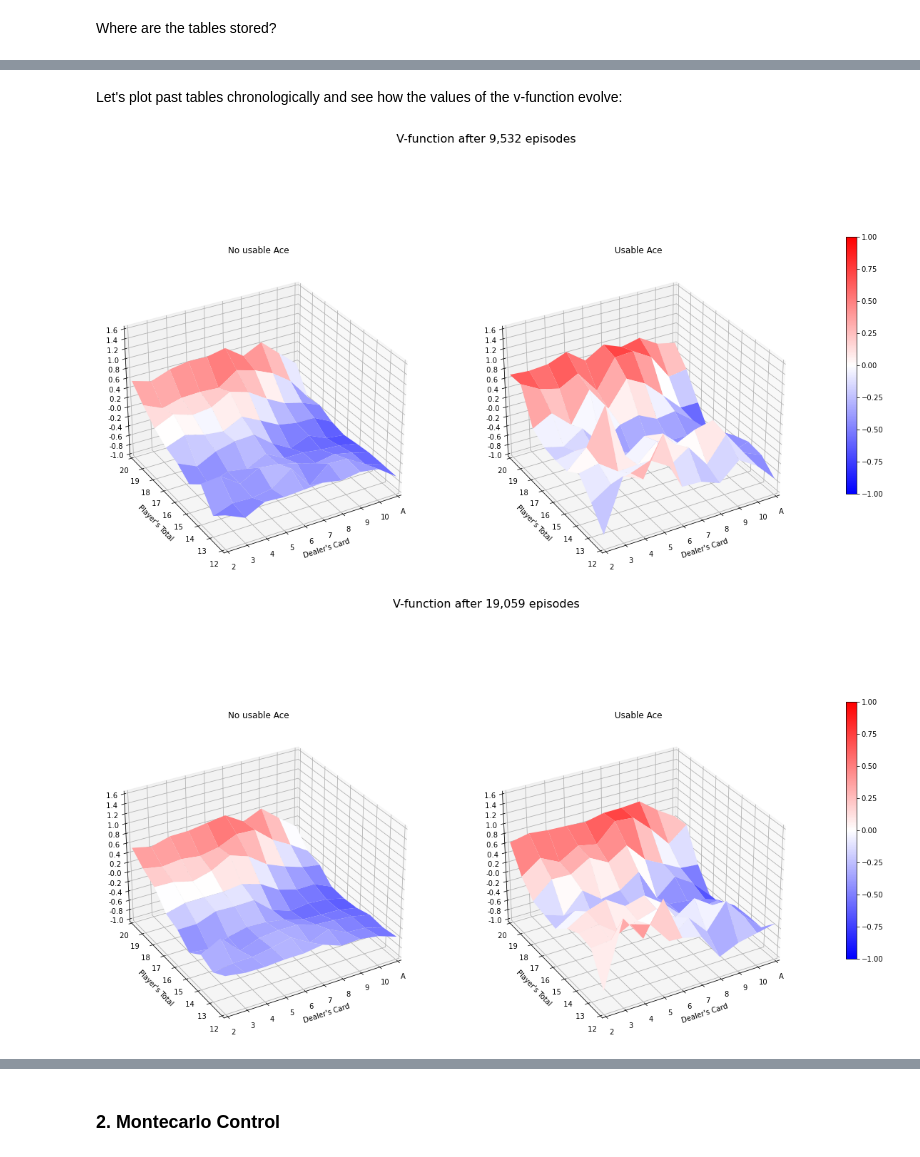
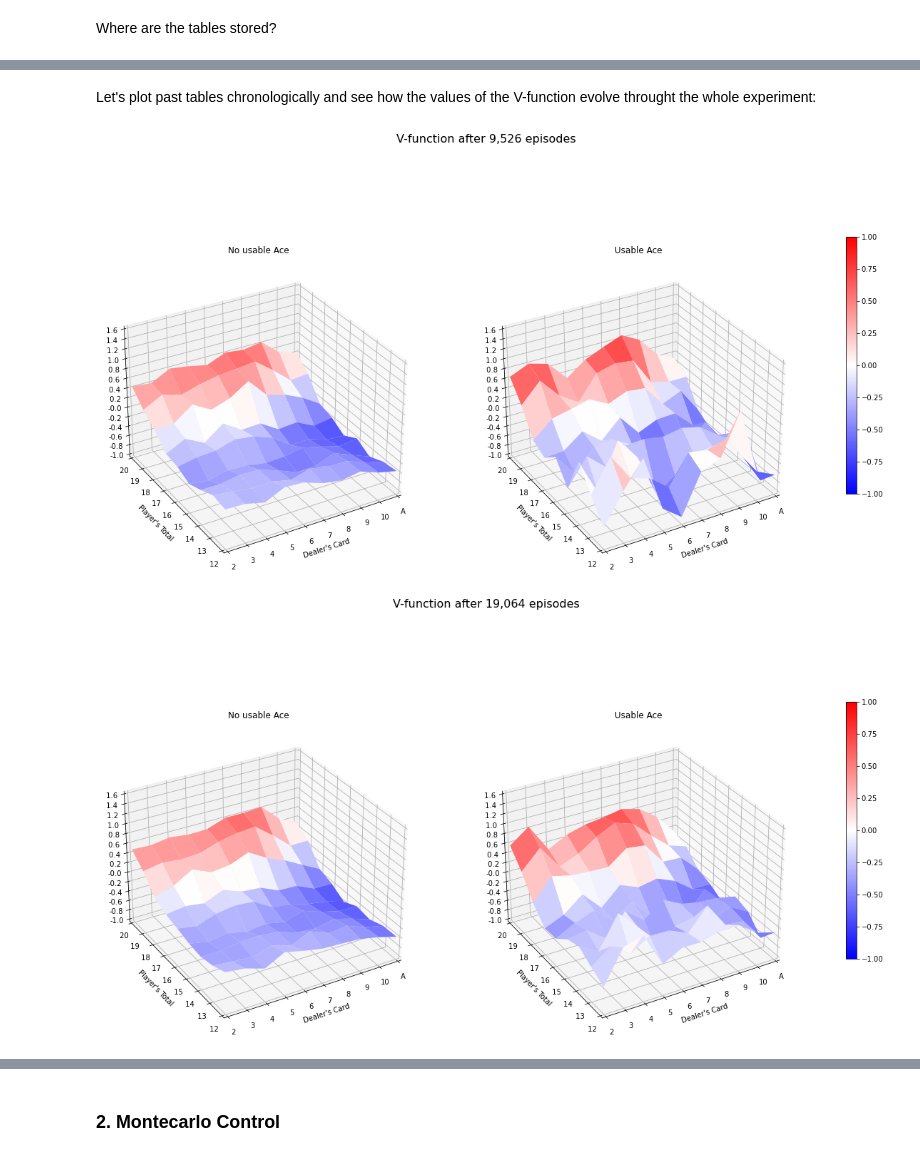
Before and after one commit to Xavi-Linux/Fatjack, a Jupyter notebook: Montecarlo.ipynb, the cells around one changed output, grey strips where cells are left out. Drawn from its saved outputs; the diff is of its cells as text; code cells hidden in the pictures.

```diff
--- a/Montecarlo.ipynb
+++ b/Montecarlo.ipynb
@@ -531,7 +543,8 @@ def extract_v_func(agent, threshold, probs):
            index 1 = prob of taking action 2 at any state below the threshold
            index 2 = prob of taking action 1 at any state over the threshold
            index 3 = prob of taking action 2 at any state over the threshold
-    returns: a v-table
+
+    returns: a V-table
     """
     table = agent.table.copy()
     #convert card value into matrix index:
@@ -634,10 +648,10 @@ persisted_agent.id
 # %% [markdown]
-Let's plot past tables chronologically and see how the values of the v-function evolve:
+Let's plot past tables chronologically and see how the values of the V-function evolve throught the whole experiment:
 # %%
 for file, episode in zip(persisted_agent.list_saved_tables(), persisted_agent.save_at_episodes):
-    table = persisted_agent.load_table(episode=episode,overwrite=True)
+    table = persisted_agent.load_table(filename=file, overwrite=True)
     v_table = extract_v_func(persisted_agent, 16, (0.1, 0.9, 0.9, 0.1))
     plot_v_func(v_table, 'V-function after {:,.0f} episodes'.format(episode))
 # %% [output]
-[figure, old version]
+[figure, new version]
-[figure, old version]
+[figure, new version]
```
Also changed, not shown: parts of 37 cells of this notebook.
